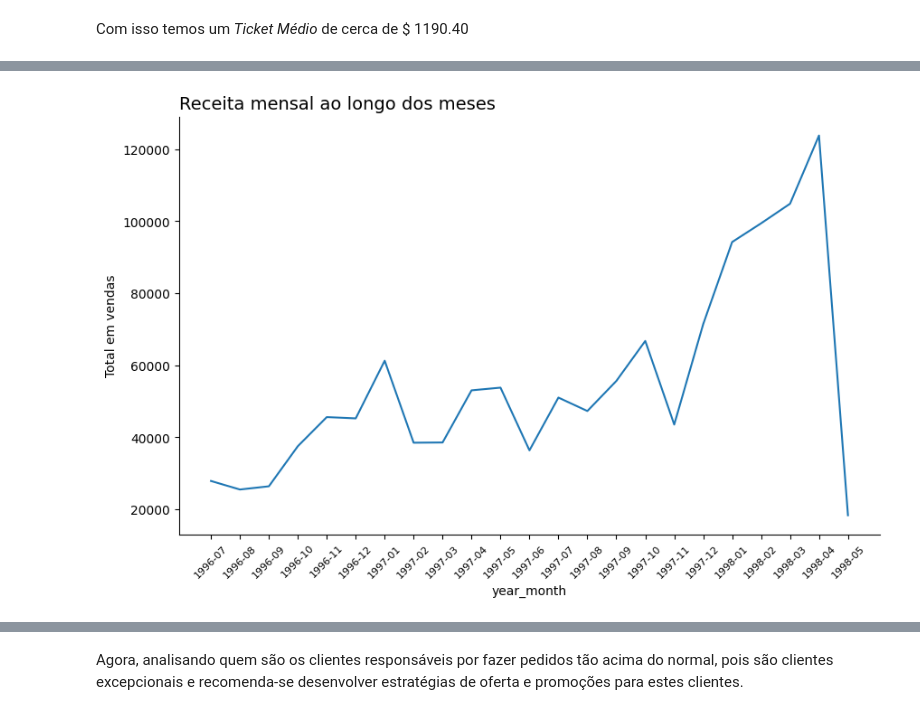
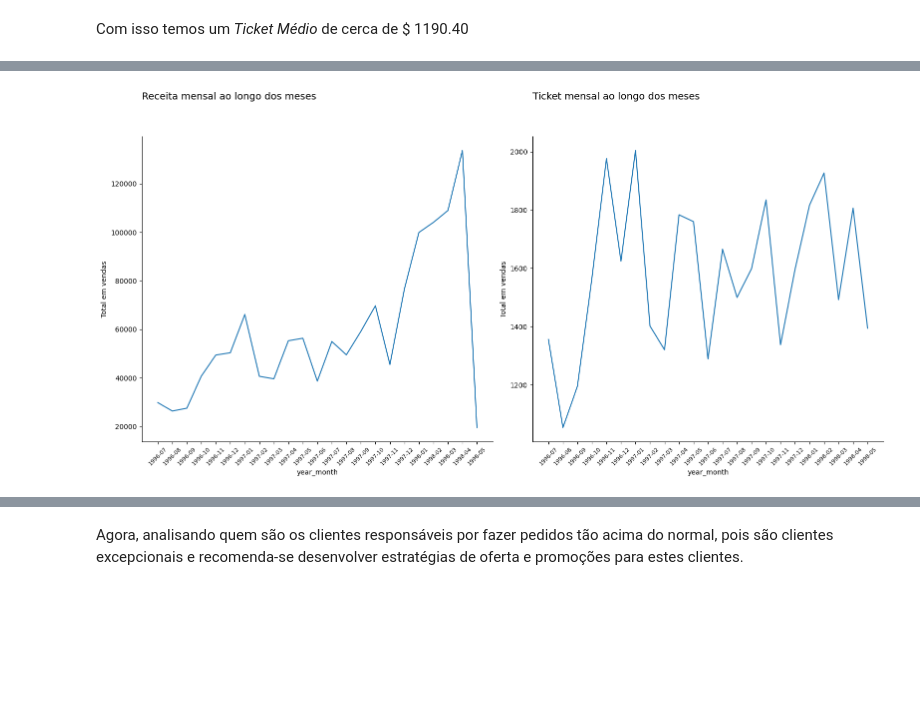
Before and after one commit to raulward/projeto-northwind, a Jupyter notebook: woorkbook.ipynb, the cells around one changed output, grey strips where cells are left out. Cells and saved outputs as stored; diff of their text form; code cells hidden in the pictures; blank space fills up the shorter version.

```diff
--- a/woorkbook.ipynb
+++ b/woorkbook.ipynb
@@ -510,20 +516,28 @@ monthly_revenue = northwind.groupby('year_month')['total_item'].sum()
 
 monthly_orders = northwind.groupby('year_month')['order_id'].nunique()
 
-monthly_ticket = monthly_revenue / monthly_orders
-
-monthly_mean_ticket = monthly_ticket.mean()
+monthly_mean_ticket = monthly_revenue / monthly_orders
 # %%
-fig, ax = plt.subplots(figsize=(10, 6))
+fig, axs = plt.subplots(1, 2, figsize=(16, 8))
 
-ax = sns.lineplot(x=monthly_revenue.index.astype(str), y=monthly_revenue.values)
-ax.set_title("Receita mensal ao longo dos meses", loc='left', fontsize=14)
-ax.set_ylabel("Total em vendas")
-ax.tick_params(axis='x', rotation=45, labelsize=8)
+ax_1 = sns.lineplot(x=monthly_revenue.index.astype(str), y=monthly_revenue.values, ax=axs[0])
+ax_1.set_title("Receita mensal ao longo dos meses\n\n\n", loc='left', fontsize=14)
+ax_1.set_ylabel("Total em vendas")
+ax_1.tick_params(axis='x', rotation=45, labelsize=8)
 
-ax.spines['top'].set_visible(False)
-ax.spines['right'].set_visible(False)
+ax_1.spines['top'].set_visible(False)
+ax_1.spines['right'].set_visible(False)
+
+ax_2 = sns.lineplot(x=monthly_mean_ticket.index.astype(str), y=monthly_mean_ticket.values, ax=axs[1])
+ax_2.set_title("Ticket mensal ao longo dos meses\n\n\n", loc='left', fontsize=14)
+ax_2.set_ylabel("Total em vendas")
+ax_2.tick_params(axis='x', rotation=45, labelsize=8)
+
+ax_2.spines['top'].set_visible(False)
+ax_2.spines['right'].set_visible(False)
+
+plt.tight_layout()
 
 plt.show()
 # %% [output]
-[figure, old version]
+[figure, new version]
```
Also changed, not shown: parts of 19 cells of this notebook.
